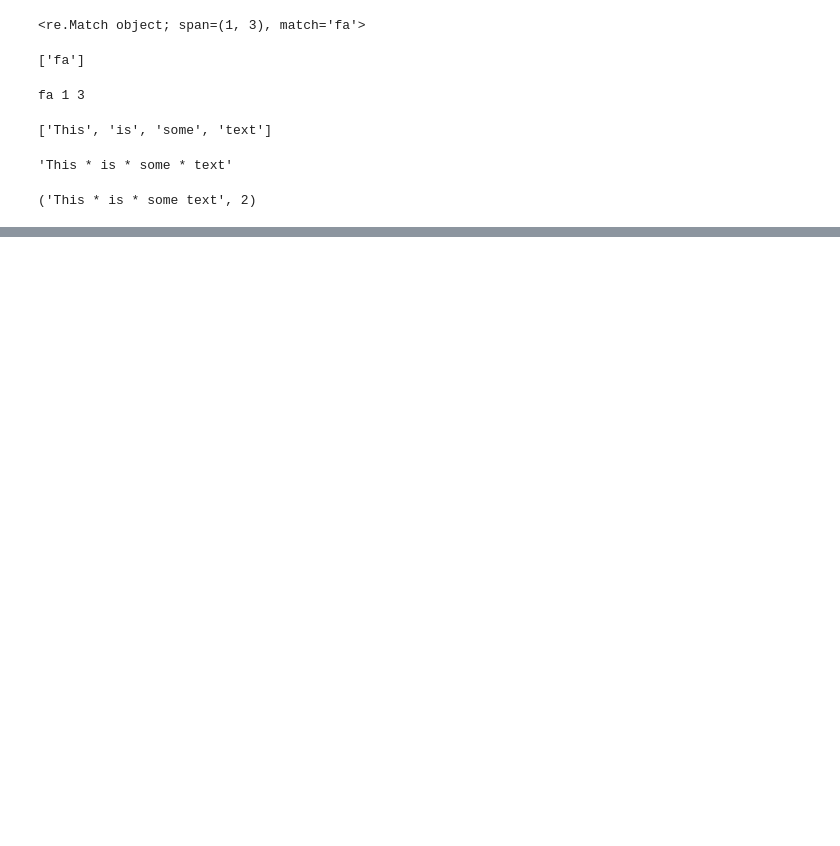
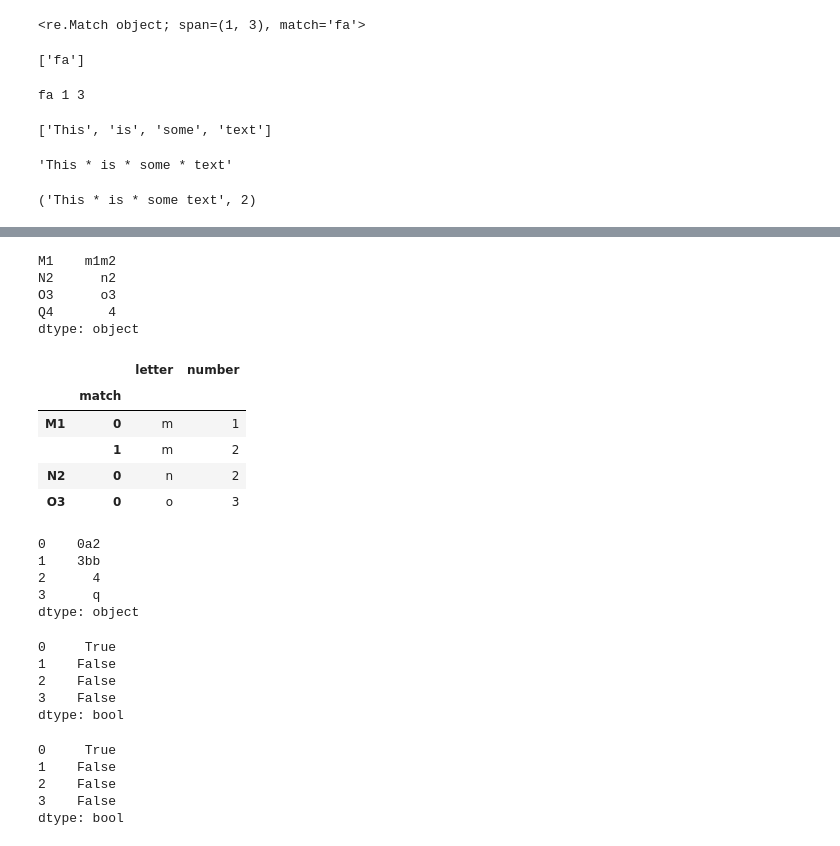
Before and after one commit to amin-torabi/learndataa, a Jupyter notebook: ds_beginner/pandas.ipynb, the cells around one changed output, grey strips where cells are left out. Drawn from its saved outputs; the diff is of its cells as text; code cells hidden in the pictures; blank space fills up the shorter version.

```diff
--- a/ds_beginner/pandas.ipynb
+++ b/ds_beginner/pandas.ipynb
@@ -995,0 +996,3 @@ re.subn("\s", " * ", s, 2)
+# %%
+s = pd.Series(['m1', 'n2', 'o3', '4'])
+s
@@ -995,0 +1067,5 @@ re.subn("\s", " * ", s, 2)
+# %%
+# search in index
+
+s.index = ['M1', 'N2', 'O3', 'Q4']
+s
@@ -995,0 +1096,56 @@ re.subn("\s", " * ", s, 2)
+# %%
+# extract all
+
+s[0] = 'm1m2'
+s
+# %% [output]
+M1    m1m2
+N2      n2
+O3      o3
+Q4       4
+dtype: object
+# %%
+# extract all, breaks the first row into two rowes
+
+p = r'(?P<letter>[a-zA-Z])(?P<number>\d)'
+
+s.str.extractall(p)
+# %% [output]
+|  |  | letter | number |
+|  | match |  |  |
+| M1 | 0 | m | 1 |
+|  | 1 | m | 2 |
+| N2 | 0 | n | 2 |
+| O3 | 0 | o | 3 |
+# %%
+# contains
+
+s = pd.Series(['0a2', '3bb', '4', 'q'])
+s
+# %% [output]
+0    0a2
+1    3bb
+2      4
+3      q
+dtype: object
+# %%
+p = r'[0-9][a-z][0-9]'
+x = s.str.contains(p)
+x
+# %% [output]
+0     True
+1    False
+2    False
+3    False
+dtype: bool
+# %%
+# match, starts at the beginning of the string
+# while search starts in the middle of the string
+
+s.str.match(p)
+# %% [output]
+0     True
+1    False
+2    False
+3    False
+dtype: bool
```
Also changed, not shown: parts of 24 cells of this notebook.
